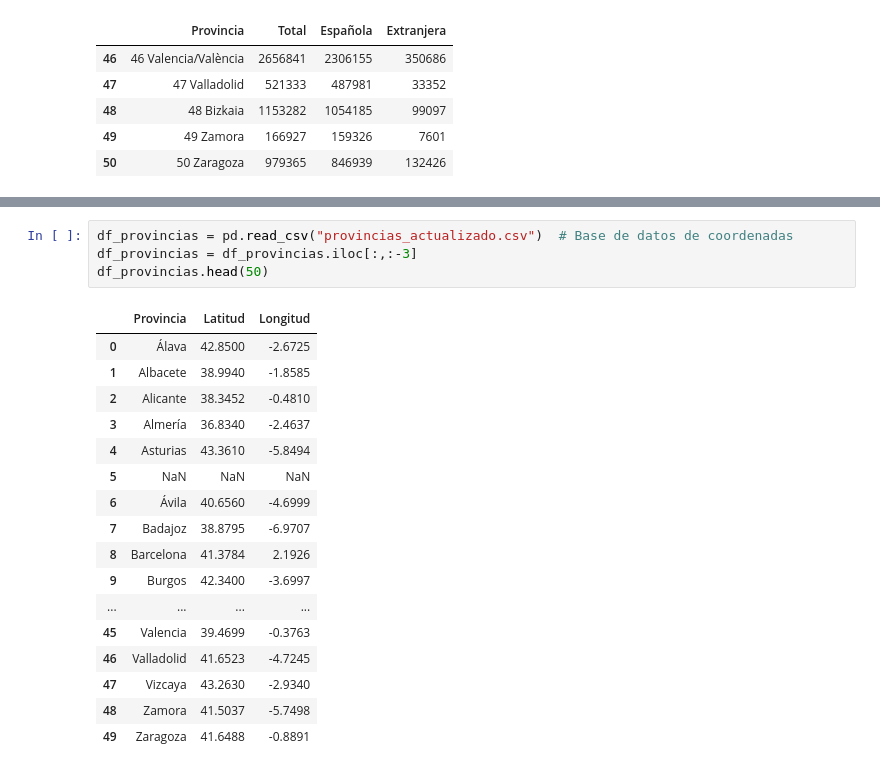
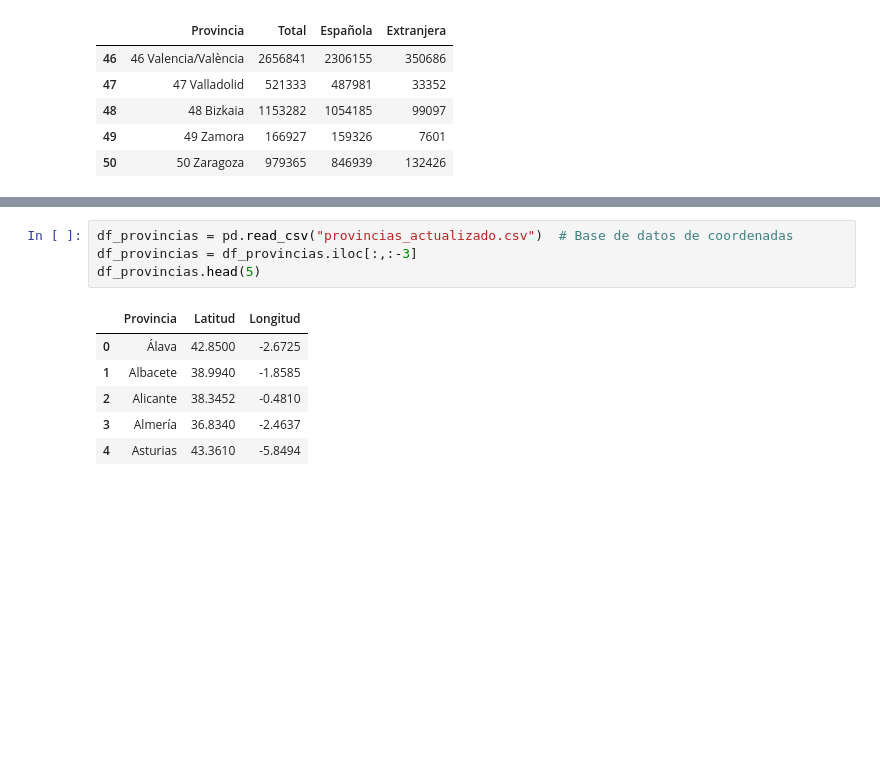
Before and after one commit to Pedrobiain10/VD-Project, a Jupyter notebook: prueba2.ipynb, the cells around one changed output, grey strips where cells are left out. Cells and saved outputs as stored; diff of their text form; blank space fills up the shorter version.

```diff
--- a/prueba2.ipynb
+++ b/prueba2.ipynb
@@ -55,25 +44,14 @@ poblacion_df.head(50)
 # %%
 df_provincias = pd.read_csv("provincias_actualizado.csv")  # Base de datos de coordenadas
 df_provincias = df_provincias.iloc[:,:-3]
-df_provincias.head(50)
+df_provincias.head(5)
 # %% [output]
 |  | Provincia | Latitud | Longitud |
 | 0 | Álava | 42.8500 | -2.6725 |
 | 1 | Albacete | 38.9940 | -1.8585 |
 | 2 | Alicante | 38.3452 | -0.4810 |
 | 3 | Almería | 36.8340 | -2.4637 |
 | 4 | Asturias | 43.3610 | -5.8494 |
-| 5 | NaN | NaN | NaN |
-| 6 | Ávila | 40.6560 | -4.6999 |
-| 7 | Badajoz | 38.8795 | -6.9707 |
-| 8 | Barcelona | 41.3784 | 2.1926 |
-| 9 | Burgos | 42.3400 | -3.6997 |
-| ... | ... | ... | ... |
-| 45 | Valencia | 39.4699 | -0.3763 |
-| 46 | Valladolid | 41.6523 | -4.7245 |
-| 47 | Vizcaya | 43.2630 | -2.9340 |
-| 48 | Zamora | 41.5037 | -5.7498 |
-| 49 | Zaragoza | 41.6488 | -0.8891 |
 # %%
 provincias_nuevas = [
     'Álava', 'Albacete', 'Alicante', 'Almería', 'Asturias', 'Ávila', 'Badajoz', 'Barcelona',
```
Also changed, not shown: parts of 10 cells of this notebook.
